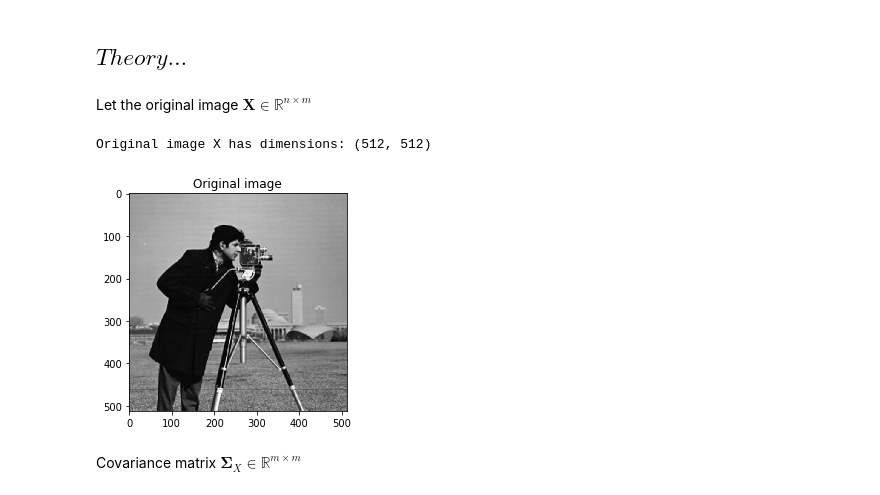
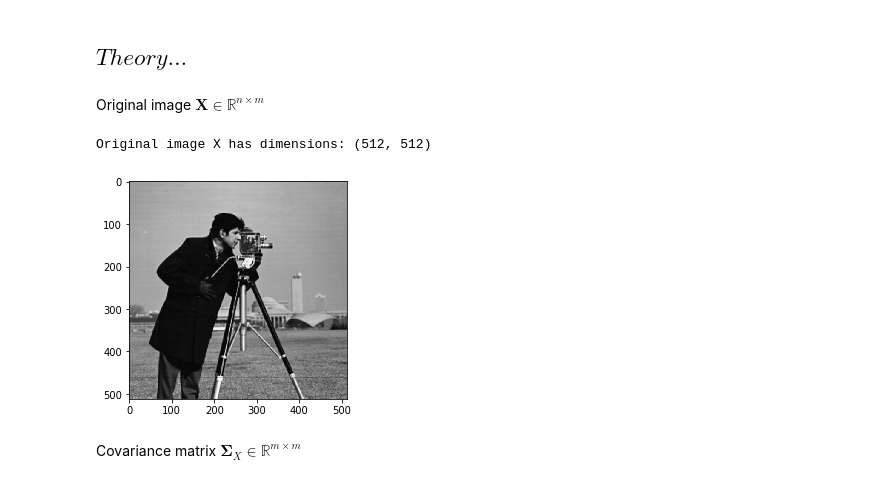
Before and after one commit to jeffreylim/pca_test, a Jupyter notebook: principalcomponents_test.ipynb, the cells around one changed output. Cells and saved outputs as stored; diff of their text form; code cells hidden in the pictures.

```diff
--- a/principalcomponents_test.ipynb
+++ b/principalcomponents_test.ipynb
@@ -13,6 +17,6 @@ from skimage import data
 # %% [markdown]
 ## $Theory \ldots$
 # %% [markdown]
-Let the original image $\mathbf{X} \in \mathbb{R}^{n \times m}$
+Original image $\mathbf{X} \in \mathbb{R}^{n \times m}$
 # %%
 X = data.camera()
@@ -20,10 +24,9 @@ print("Original image X has dimensions: {}".format(X.shape))
 # %% [output]
 Original image X has dimensions: (512, 512)
 # %%
-plt.imshow(X, cmap='gray')
-plt.title('Original image');
+plt.imshow(X, cmap='gray');
 # %% [output]
-[figure, old version]
+[figure, new version]
 # %% [markdown]
 Covariance matrix $ \mathbf{\Sigma}_X \in \mathbb{R}^{m \times m}$
 # %%
```
Also changed, not shown: parts of 17 cells of this notebook.
